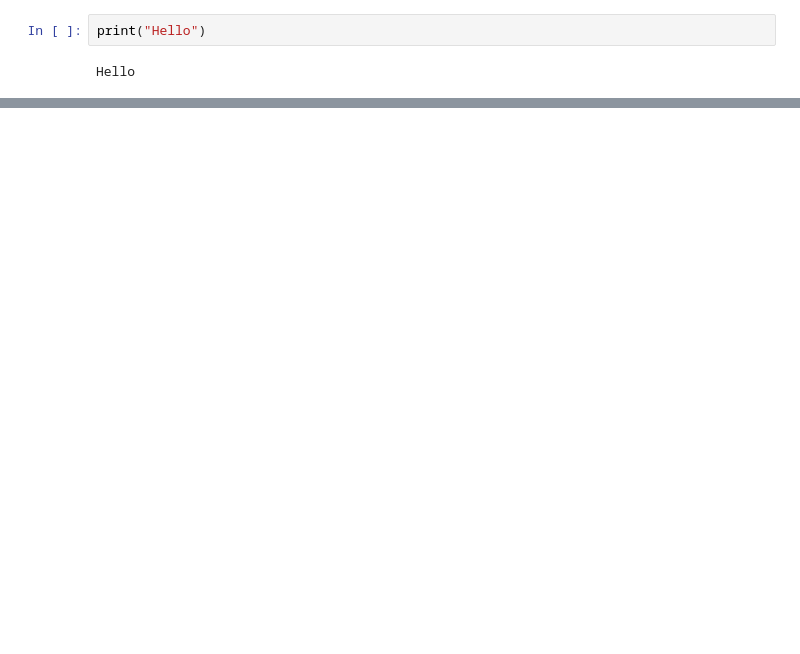
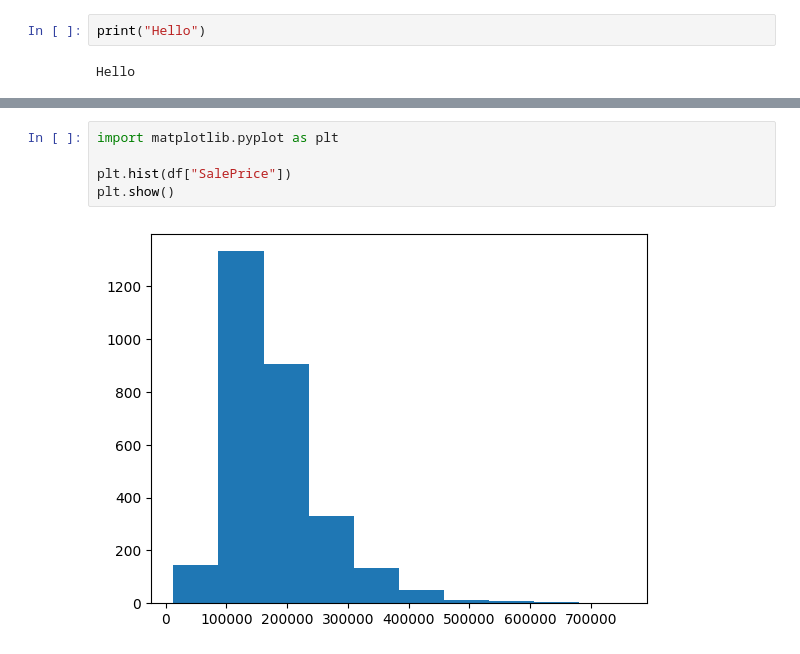
Before and after one commit to abelllselam/final_project, a Jupyter notebook: house_price_prediction_ai/eda.ipynb, the cells around one changed output, grey strips where cells are left out. Saved outputs shown, nothing was run; the diff lists cells and outputs as text; blank space fills up the shorter version.

```diff
--- a/house_price_prediction_ai/eda.ipynb
+++ b/house_price_prediction_ai/eda.ipynb
@@ -18,0 +64,7 @@ Hello
+# %%
+import matplotlib.pyplot as plt
+
+plt.hist(df["SalePrice"])
+plt.show()
+# %% [output]
+[figure, added]
```
Also changed, not shown: parts of 90 cells of this notebook.
